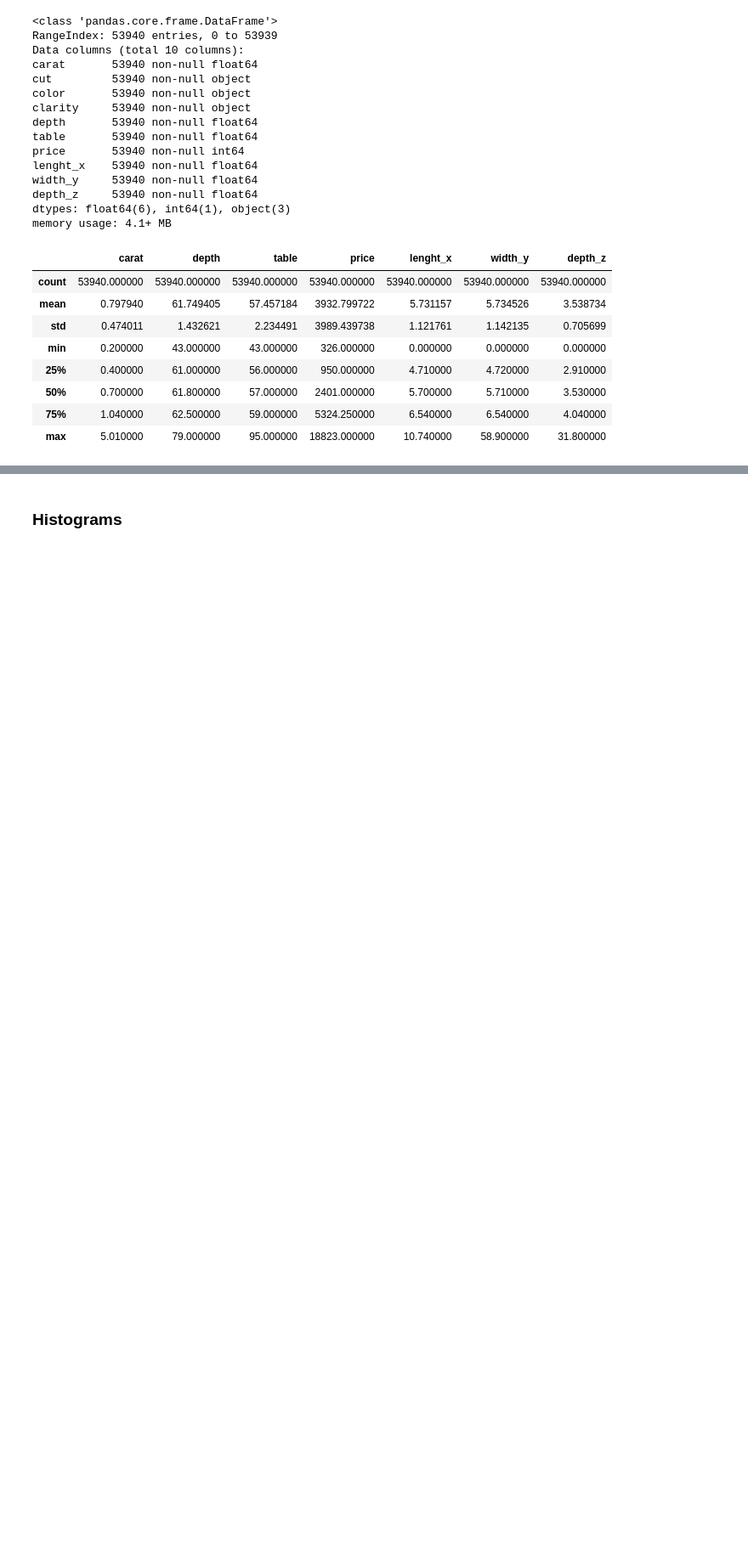
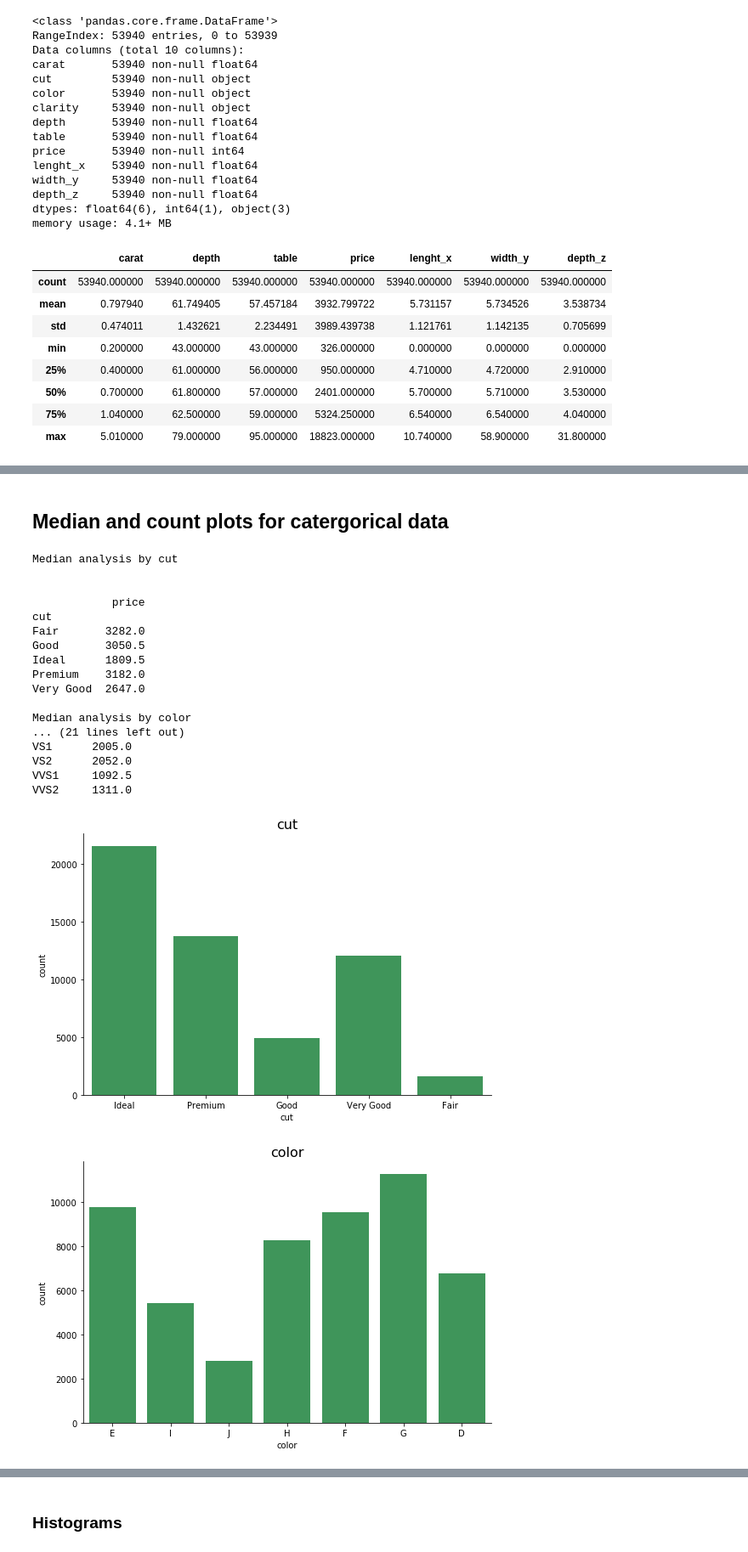
Before and after one commit to mxaxrxkx/ds_diamonds_project, a Jupyter notebook: diamonds_eda.ipynb, the cells around one changed output, grey strips where cells are left out. Shown at 85% size. Cells and saved outputs as stored; diff of their text form; code cells hidden in the pictures; blank space fills up the shorter version.

```diff
--- a/diamonds_eda.ipynb
+++ b/diamonds_eda.ipynb
@@ -99 +135,30 @@ I1        741
 Name: clarity, dtype: int64
+# %% [markdown]
+## Median and count plots for catergorical data
+# %%
+for dt in diamonds_text:
+    sns.catplot(dt, data=diamonds, kind='count', color='#31a354', aspect=1.5)
+    plt.title(dt, fontdict={'fontsize': 16})
+
+    print(f"\nMedian analysis by {dt}\n\n")
+    print(diamonds[[dt, 'price']].groupby(dt).median())
+# %% [output]
+Median analysis by cut
+
+
+            price
+cut
+Fair       3282.0
+Good       3050.5
+Ideal      1809.5
+Premium    3182.0
+Very Good  2647.0
+
+Median analysis by color
+... (21 lines left out)
+VS1      2005.0
+VS2      2052.0
+VVS1     1092.5
+VVS2     1311.0
+[figure, added]
+[figure, added]
```
Also changed, not shown: parts of 27 cells of this notebook, 1 other file.
